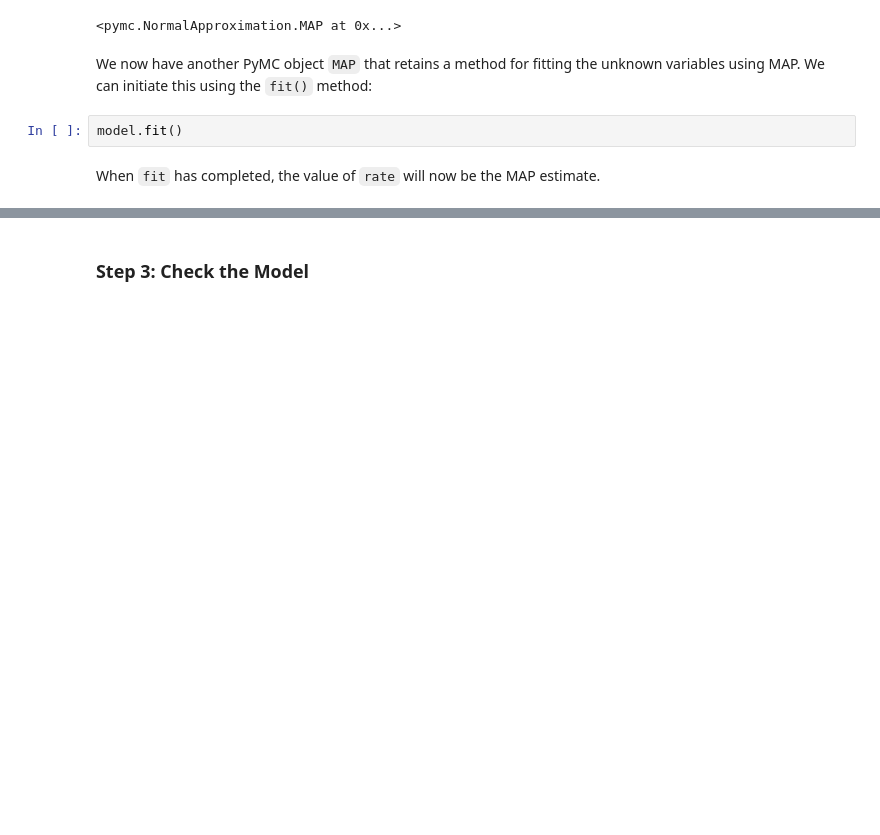
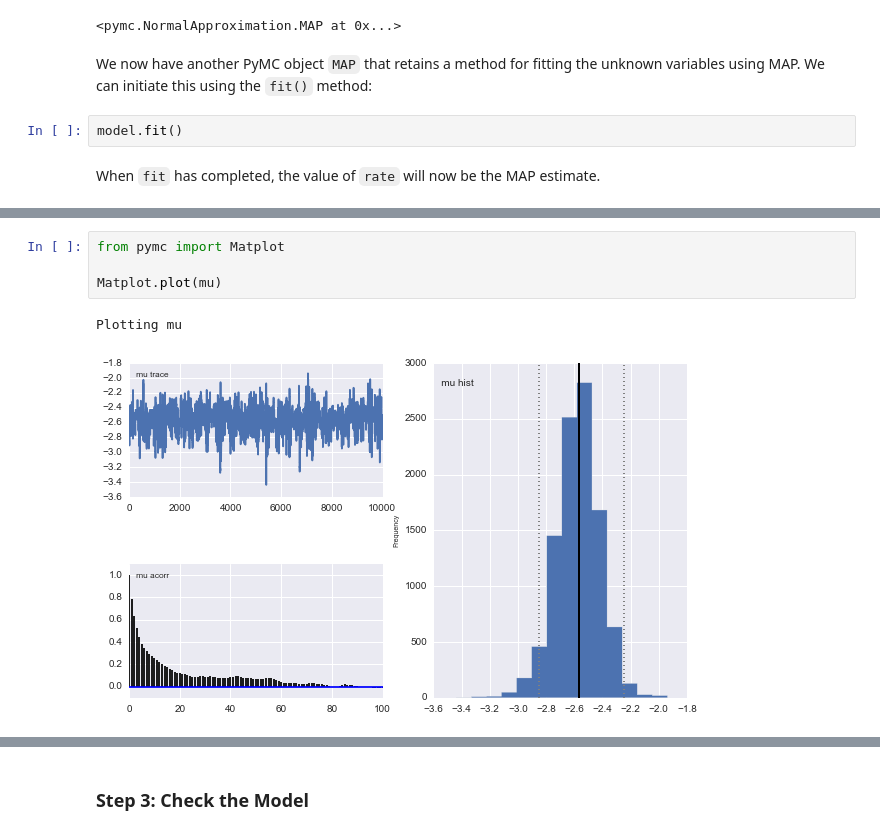
Before and after one commit to fonnesbeck/AHRQ_Complex_Interventions, a Jupyter notebook: Introduction to Bayesian Computing.ipynb, the cells around one changed output, grey strips where cells are left out. Drawn from its saved outputs; the diff is of its cells as text; blank space fills up the shorter version.

```diff
--- a/Introduction to Bayesian Computing.ipynb
+++ b/Introduction to Bayesian Computing.ipynb
@@ -669,0 +794,7 @@ As we might expect, the estimate is very close to zero!
+# %%
+from pymc import Matplot
+
+Matplot.plot(mu)
+# %% [output]
+Plotting mu
+[figure, added]
```
Also changed, not shown: parts of 44 cells of this notebook.
